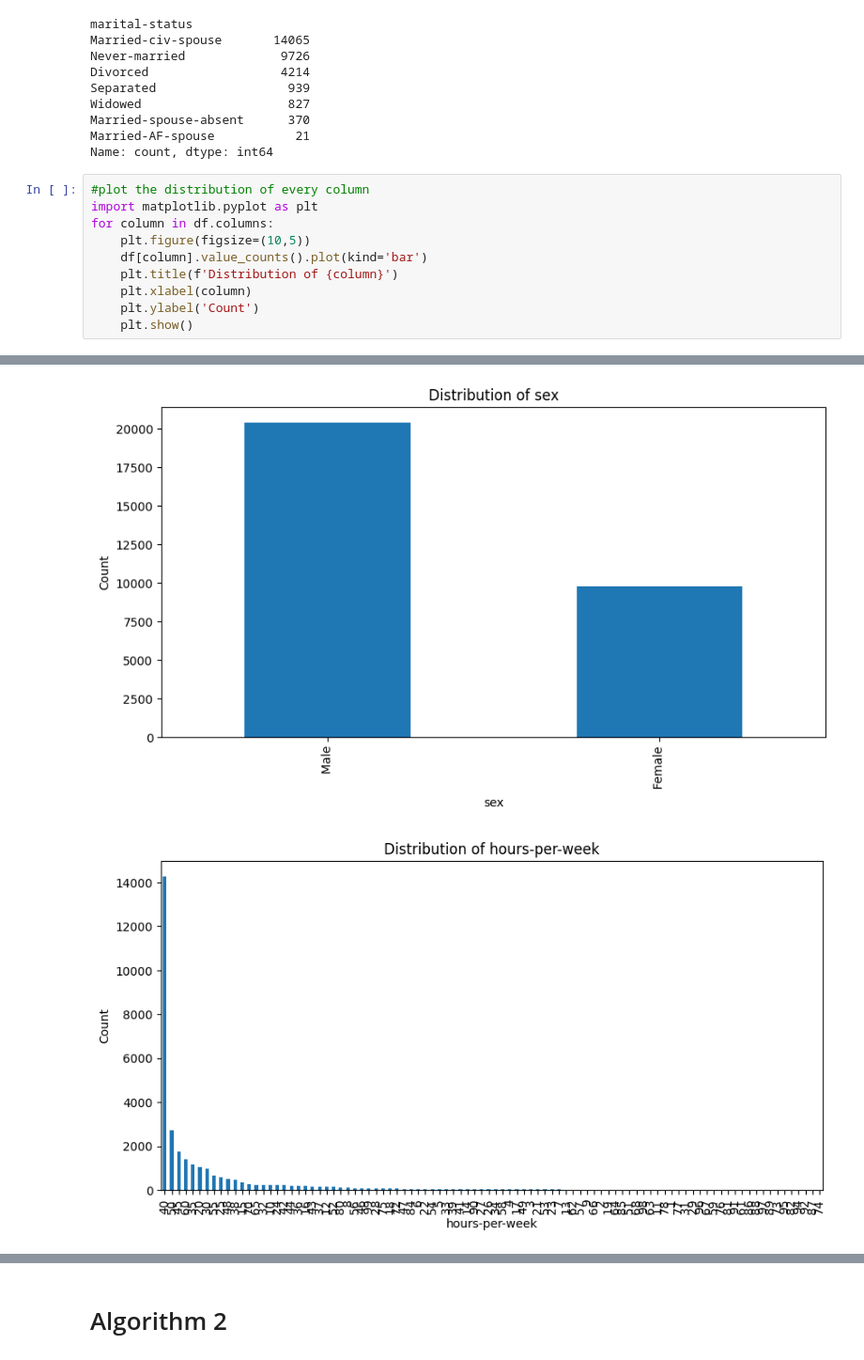
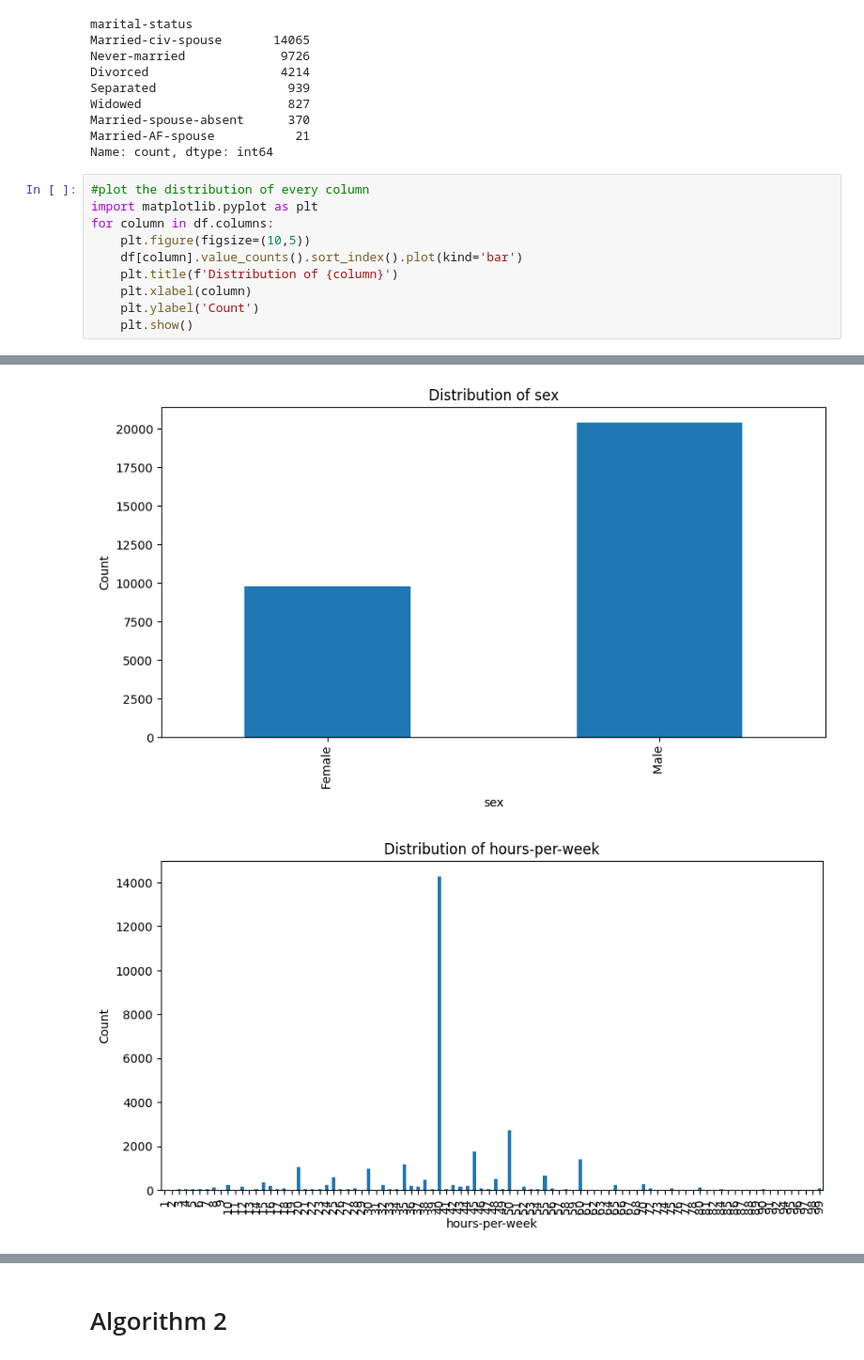
Before and after one commit to Khotso-Bore/Local-Recoding-Anonymization, a Jupyter notebook: local_recoding_modified.ipynb, the cells around one changed output, grey strips where cells are left out. Shown at 94% size. Saved outputs shown, nothing was run; the diff lists cells and outputs as text.

```diff
--- a/local_recoding_modified.ipynb
+++ b/local_recoding_modified.ipynb
@@ -147,7 +147,7 @@ Name: count, dtype: int64
 import matplotlib.pyplot as plt
 for column in df.columns:
     plt.figure(figsize=(10,5))
-    df[column].value_counts().plot(kind='bar')
+    df[column].value_counts().sort_index().plot(kind='bar')
     plt.title(f'Distribution of {column}')
     plt.xlabel(column)
     plt.ylabel('Count')
@@ -163,2 +163,2 @@ for column in df.columns:
-[figure, old version]
+[figure, new version]
-[figure, old version]
+[figure, new version]
```
Also changed, not shown: parts of 3 cells of this notebook.
